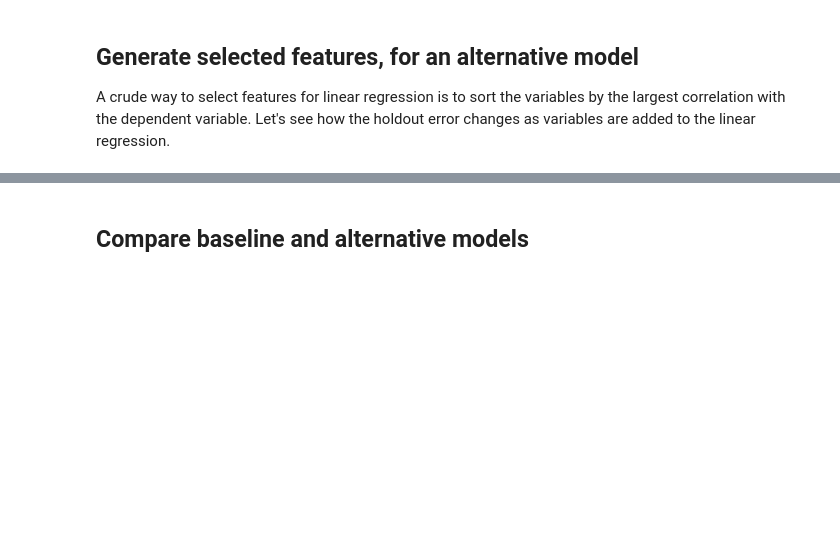
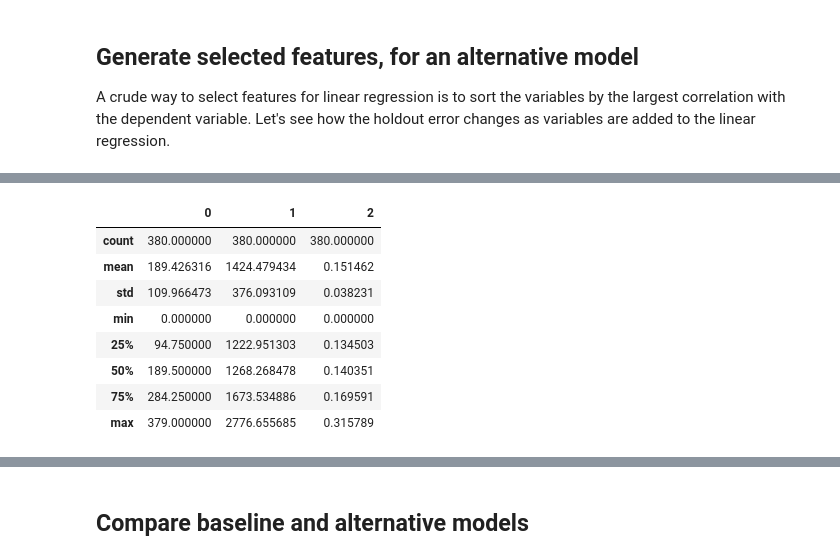
Before and after one commit to rmhorton/svt, a Jupyter notebook: lr_experiments/var_selection.ipynb, the cells around one changed output, grey strips where cells are left out. Cells and saved outputs as stored; diff of their text form; code cells hidden in the pictures; blank space fills up the shorter version.

```diff
--- a/lr_experiments/var_selection.ipynb
+++ b/lr_experiments/var_selection.ipynb
@@ -401,11 +445,25 @@ for var_count in range(8,380):
     unsorted_AIC[var_count] = AIC(fit)
 # %%
 # Compute AIC as a function of the number of variables
-sorted_AIC = np.zeros([380, 2])
+sorted_AIC = np.zeros([380, 3])
 # Hmm - using the negative valued cov does slightly better.
 sorted_learning_data = learning_data[:,feature_ordering] # learning_data[:,feature_ordering[::-1]]
 for var_count in range(8, 380):
     fit = regress(learning_outcome, sorted_learning_data[:,:var_count])
     sorted_AIC[var_count, 0] = var_count
     sorted_AIC[var_count, 1] = AIC(fit)
+    sorted_holdout_data = holdout_data[:,feature_ordering]
+    hold_out_predict = fit.predict(sm.add_constant(sorted_holdout_data[:,:var_count]))
+    sorted_AIC[var_count, 2] = one_zero_error(hold_out_predict, holdout_actuals)
+pd.DataFrame(sorted_AIC).describe()
+# %% [output]
+|  | 0 | 1 | 2 |
+| count | 380.000000 | 380.000000 | 380.000000 |
+| mean | 189.426316 | 1424.479434 | 0.151462 |
+| std | 109.966473 | 376.093109 | 0.038231 |
+| min | 0.000000 | 0.000000 | 0.000000 |
+| 25% | 94.750000 | 1222.951303 | 0.134503 |
+| 50% | 189.500000 | 1268.268478 | 0.140351 |
+| 75% | 284.250000 | 1673.534886 | 0.169591 |
+| max | 379.000000 | 2776.655685 | 0.315789 |
 # %%
```
Also changed, not shown: parts of 13 cells of this notebook, 1 other file.
